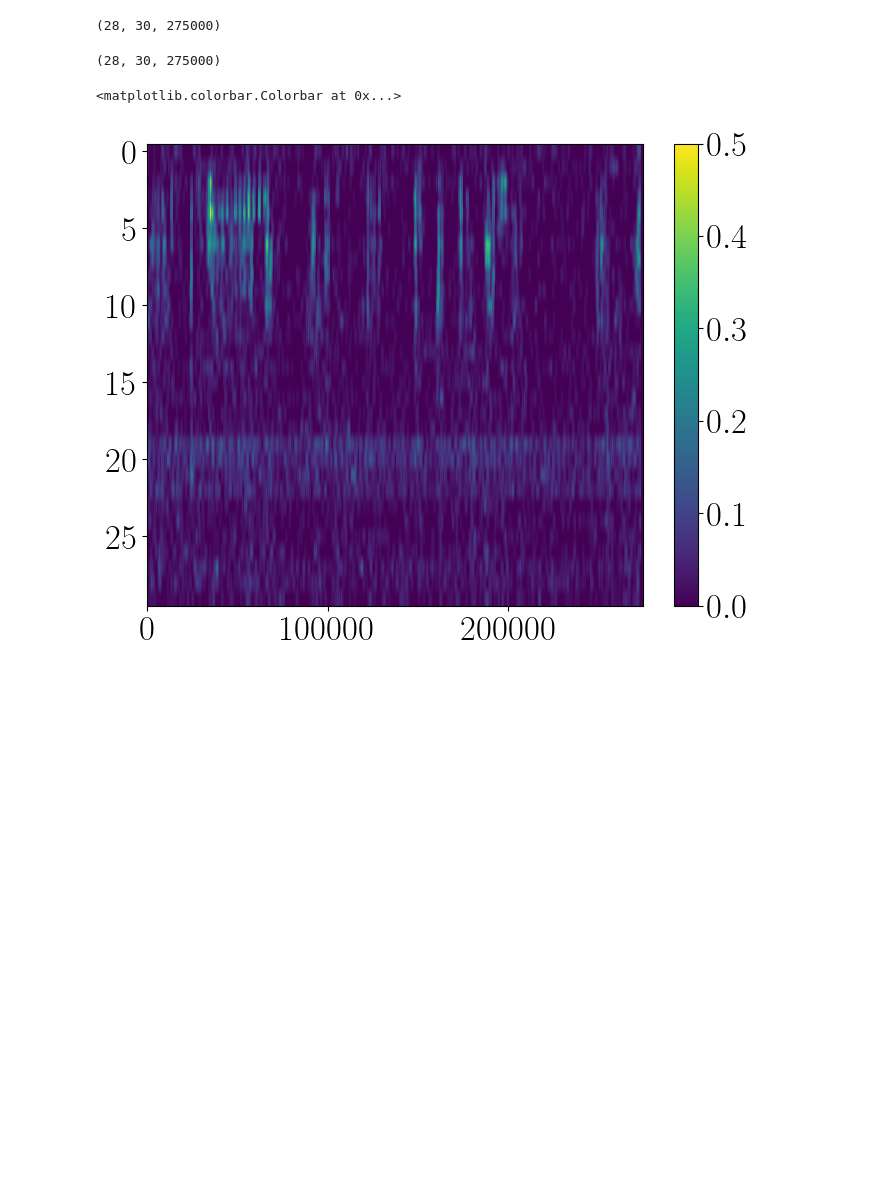
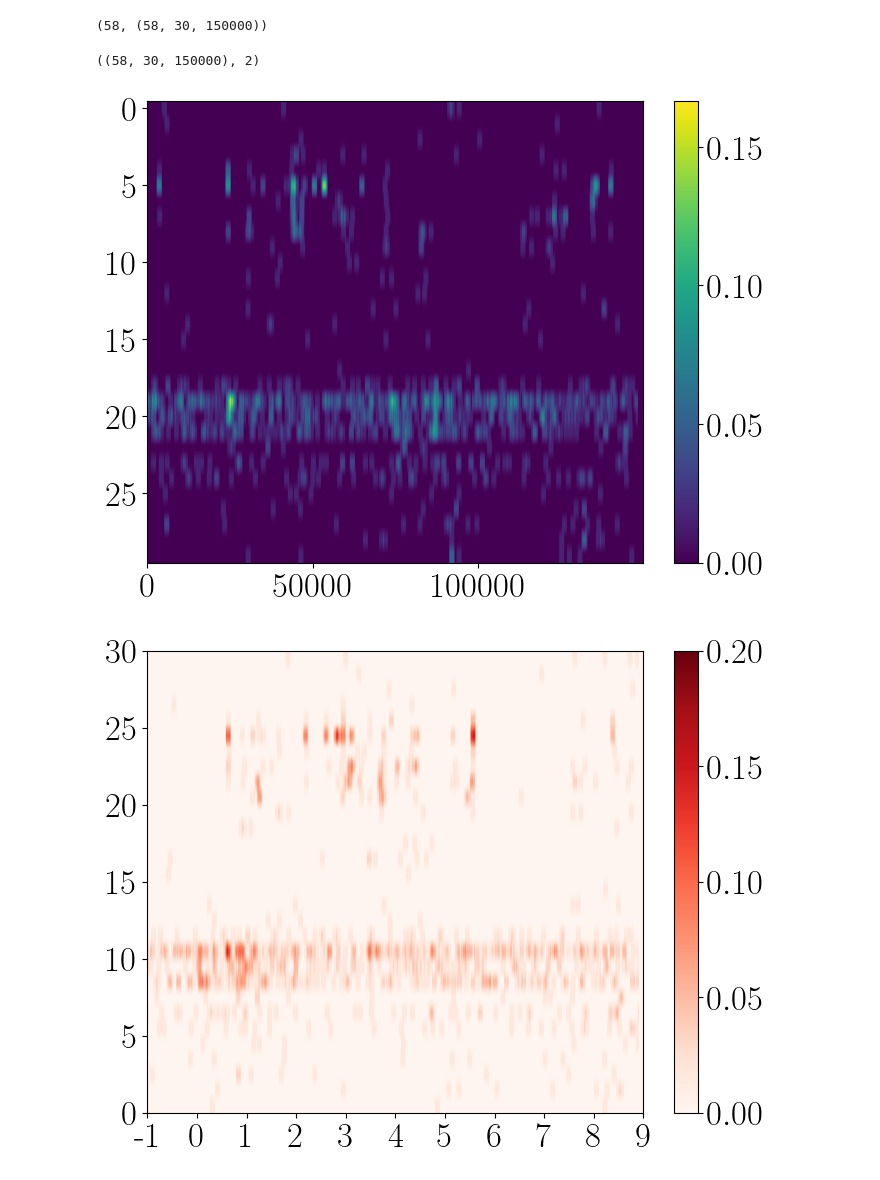
Before and after one commit to benedetta-mariani/Mariani_et_al_2026-Plos_Comp_Bio, a Jupyter notebook: Figure 5 model.ipynb, the cells around one changed output. Cells and saved outputs as stored; diff of their text form; code cells hidden in the pictures; blank space fills up the shorter version.

```diff
--- a/Figure 5 model.ipynb
+++ b/Figure 5 model.ipynb
@@ -132,7 +131,7 @@ def compute_fr_v(data, mean_interspike_time, coef):
 # %%
-binspikes.shape
+num,binspikes.shape
 # %% [output]
-(28, 30, 275000)
+(58, (58, 30, 150000))
 # %%
 def compute_fr_v(data, mean_interspike_time, coef):
     ev = data
@@ -155,16 +153,23 @@ for g in range(nTrials):
         total_f[g,n] = f
 # %%
-total_f.shape
+total_f.shape, rat
 # %% [output]
-(28, 30, 275000)
+((58, 30, 150000), 2)
 # %%
 plt.figure(figsize=(8,6))
-trial =4
+trial =1
 plt.imshow(total_f[trial,::-1,]*25, aspect='auto')#,extent= [0,25000*10,0,30,], vmax=0.2, cmap='Reds');
-plt.colorbar()
+plt.colorbar();
 #plt.xticks(np.arange(0,25000*11,25000),labels = (np.arange(0,25000*11,25000)/25000-1).astype(int));
 # %% [output]
-<matplotlib.colorbar.Colorbar at 0x...>
-[figure, old version]
+[figure, new version]
+# %%
+plt.figure(figsize=(8,6))
+trial=12
+plt.imshow(total_f[trial,::-1,]*25, aspect='auto',extent= [0,25000*10,0,30,], vmax=0.2, cmap='Reds');
+plt.colorbar()
+plt.xticks(np.arange(0,25000*11,25000),labels = (np.arange(0,25000*11,25000)/25000-1).astype(int));
+# %% [output]
+[figure, added]
 # %%
 plt.figure(figsize=(8,6))
```
Also changed, not shown: parts of 98 cells of this notebook, 1 other file.
